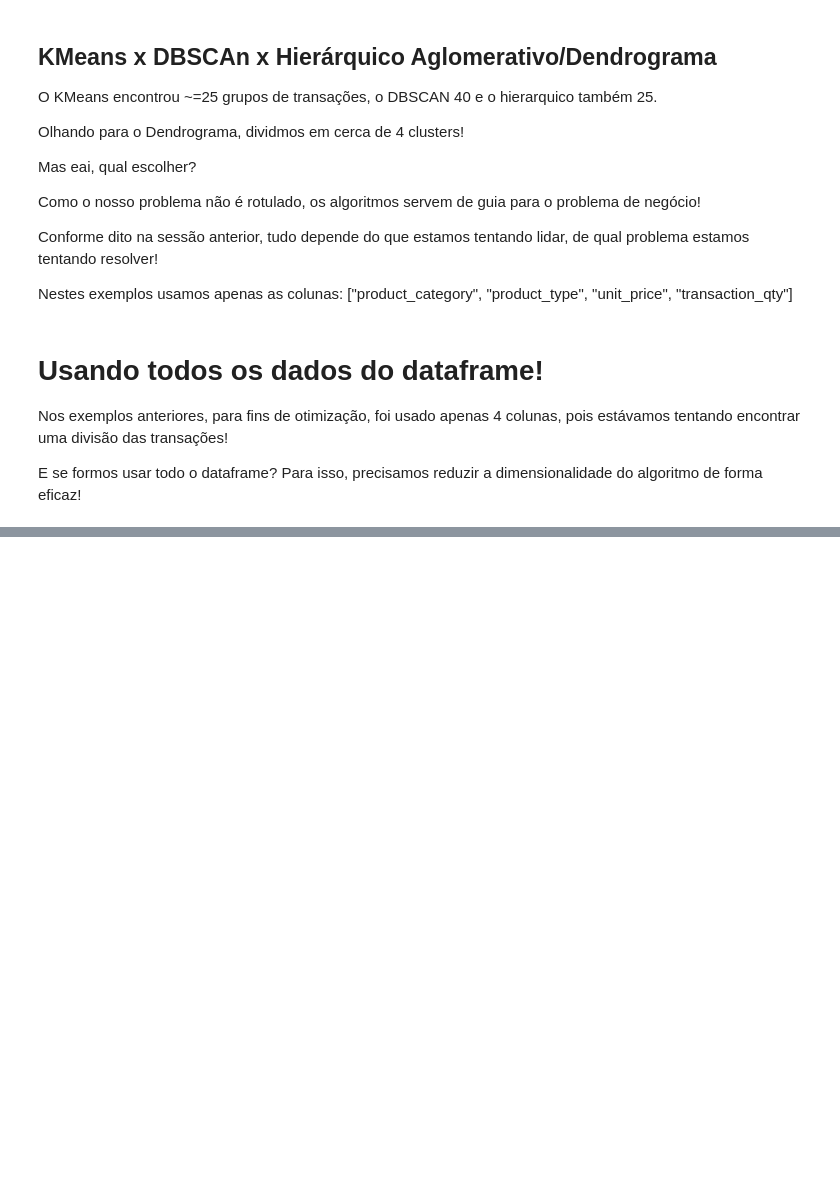
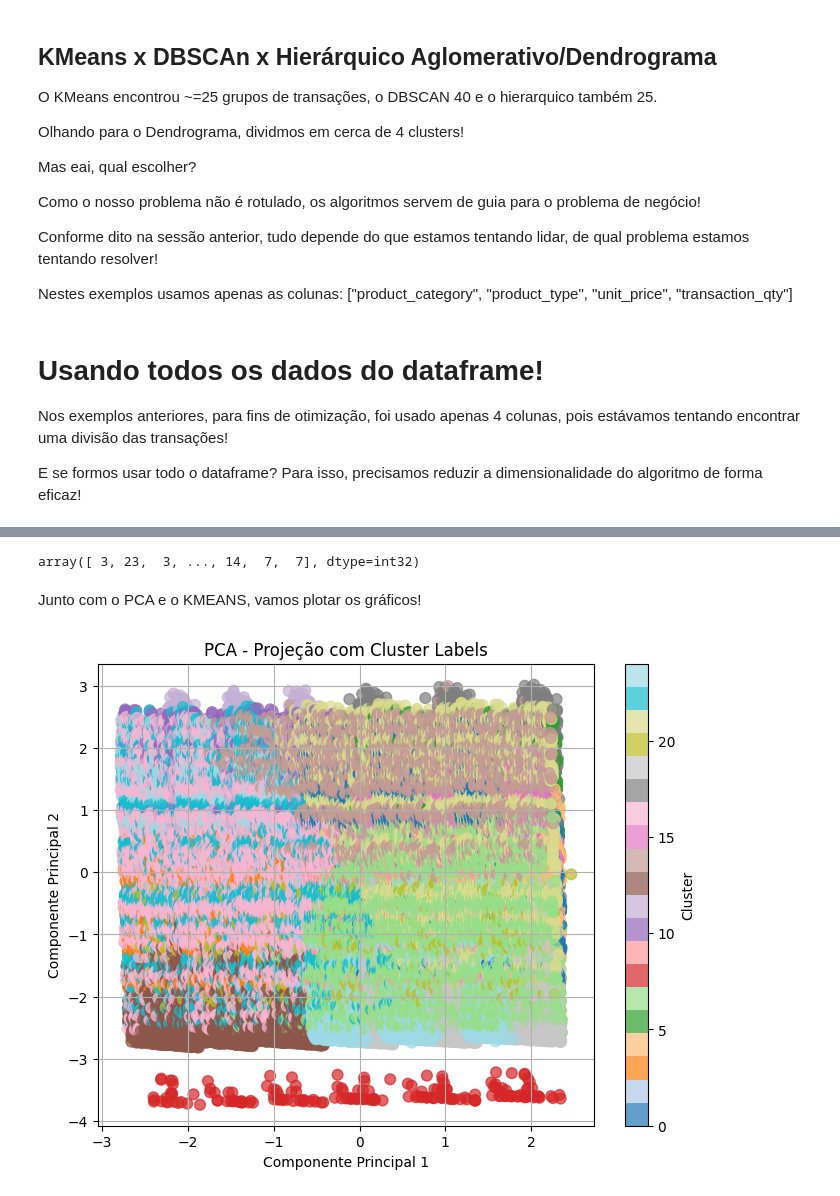
Before and after one commit to GodKelvin/pos-ia-dados-ufes, a Jupyter notebook: Clusterização e Redução de Dimensionalidade/projeto_disciplina.ipynb, the cells around one changed output, grey strips where cells are left out. Saved outputs shown, nothing was run; the diff lists cells and outputs as text; code cells hidden in the pictures; blank space fills up the shorter version.

```diff
--- a/Clusterização e Redução de Dimensionalidade/projeto_disciplina.ipynb
+++ b/Clusterização e Redução de Dimensionalidade/projeto_disciplina.ipynb
@@ -669,0 +736,4 @@ E se formos usar todo o dataframe? Para isso, precisamos reduzir a dimensionalid
+# %%
+pca = PCA(n_components=7)
+pca.fit(X_scaled)
+X_pca = pca.transform(X_scaled)
@@ -669,0 +742,18 @@ E se formos usar todo o dataframe? Para isso, precisamos reduzir a dimensionalid
+# %%
+kmeans = KMeans(n_clusters=25, random_state=0).fit(X_pca)
+kmeans.labels_
+# %% [output]
+array([ 3, 23,  3, ..., 14,  7,  7], dtype=int32)
+# %% [markdown]
+Junto com o PCA e o KMEANS, vamos plotar os gráficos!
+# %%
+plt.figure(figsize=(8, 6))
+plt.scatter(X_pca[:, 0], X_pca[:, 1], c=kmeans.labels_, cmap='tab20', s=60, alpha=0.7)
+plt.xlabel('Componente Principal 1')
+plt.ylabel('Componente Principal 2')
+plt.title('PCA - Projeção com Cluster Labels')
+plt.colorbar(label='Cluster')
+plt.grid(True)
+plt.show()
+# %% [output]
+[figure, added]
```
Also changed, not shown: parts of 20 cells of this notebook.
